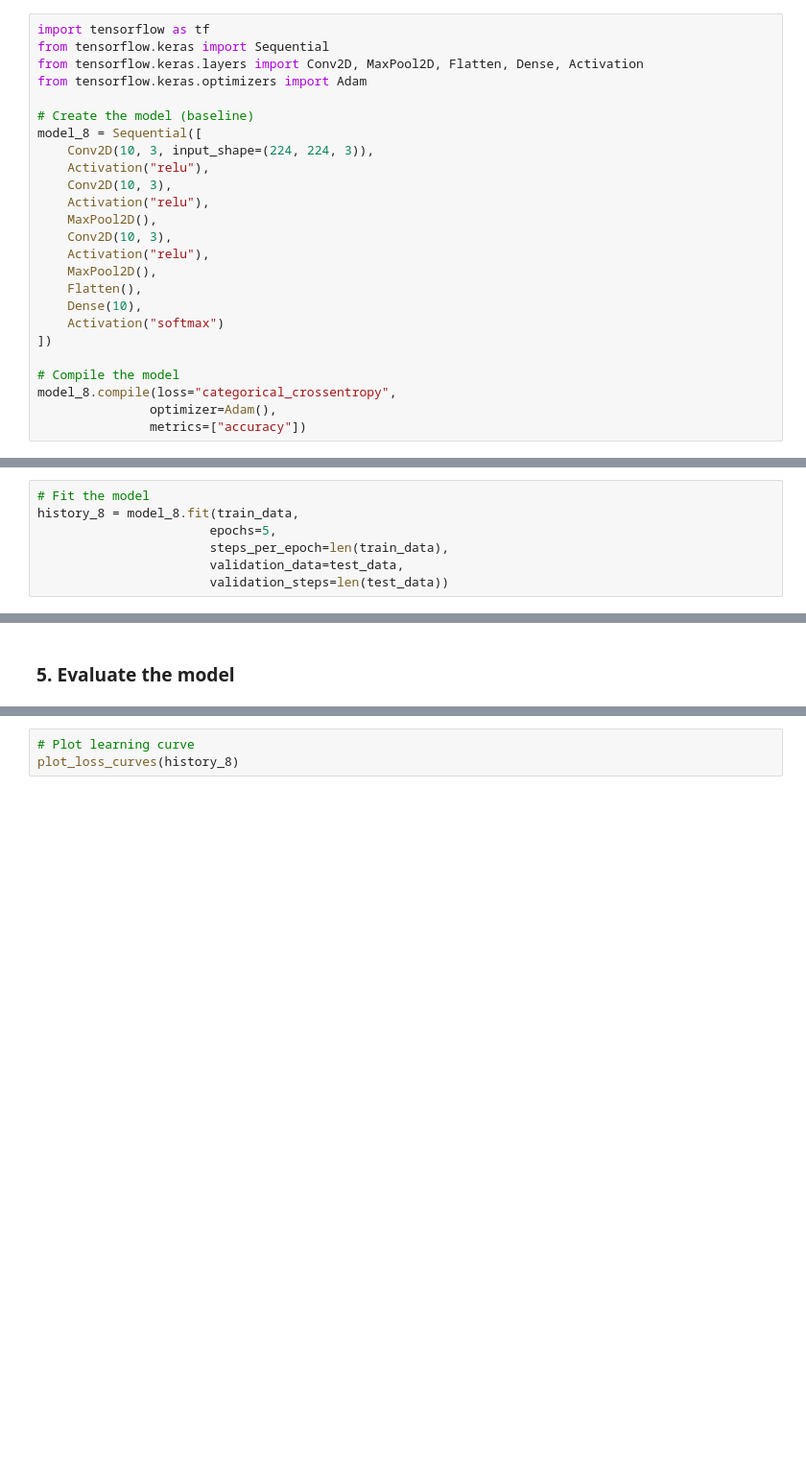
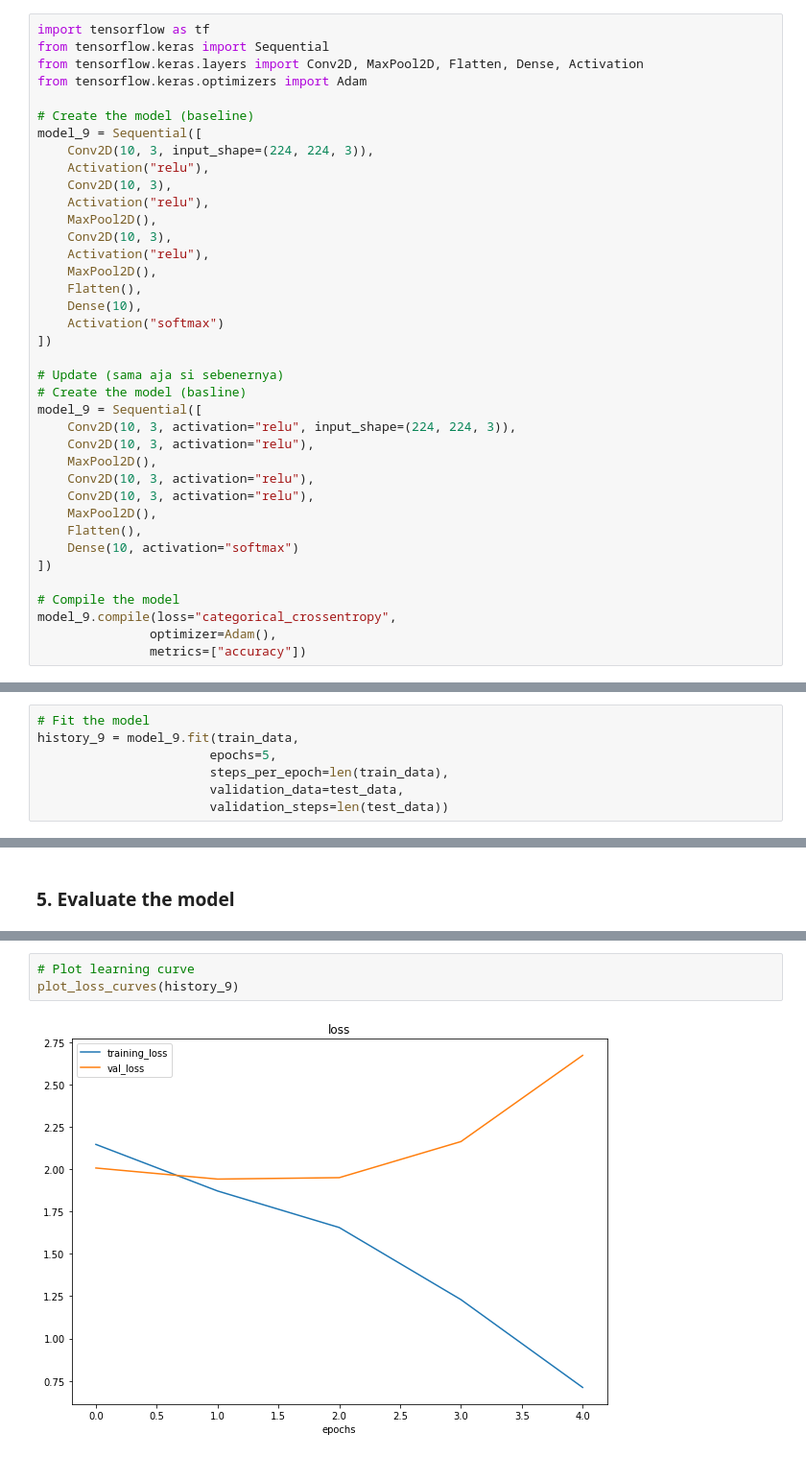
Before and after one commit to maulairfani/DataScience-Learning-Notebooks, a Jupyter notebook: 03_convolutional_neural_networks_in_tensorflow.ipynb, the cells around one changed output, grey strips where cells are left out. Shown at 96% size. Saved outputs shown, nothing was run; the diff lists cells and outputs as text; blank space fills up the shorter version.

```diff
--- a/03_convolutional_neural_networks_in_tensorflow.ipynb
+++ b/03_convolutional_neural_networks_in_tensorflow.ipynb
@@ -871,7 +1135,7 @@ from tensorflow.keras.layers import Conv2D, MaxPool2D, Flatten, Dense, Activatio
 from tensorflow.keras.optimizers import Adam
 
 # Create the model (baseline)
-model_8 = Sequential([
+model_9 = Sequential([
     Conv2D(10, 3, input_shape=(224, 224, 3)),
     Activation("relu"),
     Conv2D(10, 3),
@@ -885,15 +1149,28 @@ model_8 = Sequential([
     Activation("softmax")
 ])
 
+# Update (sama aja si sebenernya)
+# Create the model (basline)
+model_9 = Sequential([
+    Conv2D(10, 3, activation="relu", input_shape=(224, 224, 3)),
+    Conv2D(10, 3, activation="relu"),
+    MaxPool2D(),
+    Conv2D(10, 3, activation="relu"),
+    Conv2D(10, 3, activation="relu"),
+    MaxPool2D(),
+    Flatten(),
+    Dense(10, activation="softmax")
+])
+
 # Compile the model
-model_8.compile(loss="categorical_crossentropy",
+model_9.compile(loss="categorical_crossentropy",
                optimizer=Adam(),
                metrics=["accuracy"])
 # %% [markdown]
 ### 4. Fit the model
 # %%
 # Fit the model
-history_8 = model_8.fit(train_data,
+history_9 = model_9.fit(train_data,
                        epochs=5,
                        steps_per_epoch=len(train_data),
                        validation_data=test_data,
@@ -906,3 +1197,5 @@ model_8.evaluate(test_data)
 # %%
 # Plot learning curve
-plot_loss_curves(history_8)
+plot_loss_curves(history_9)
+# %% [output]
+[figure, added]
```
Also changed, not shown: parts of 71 cells of this notebook.
